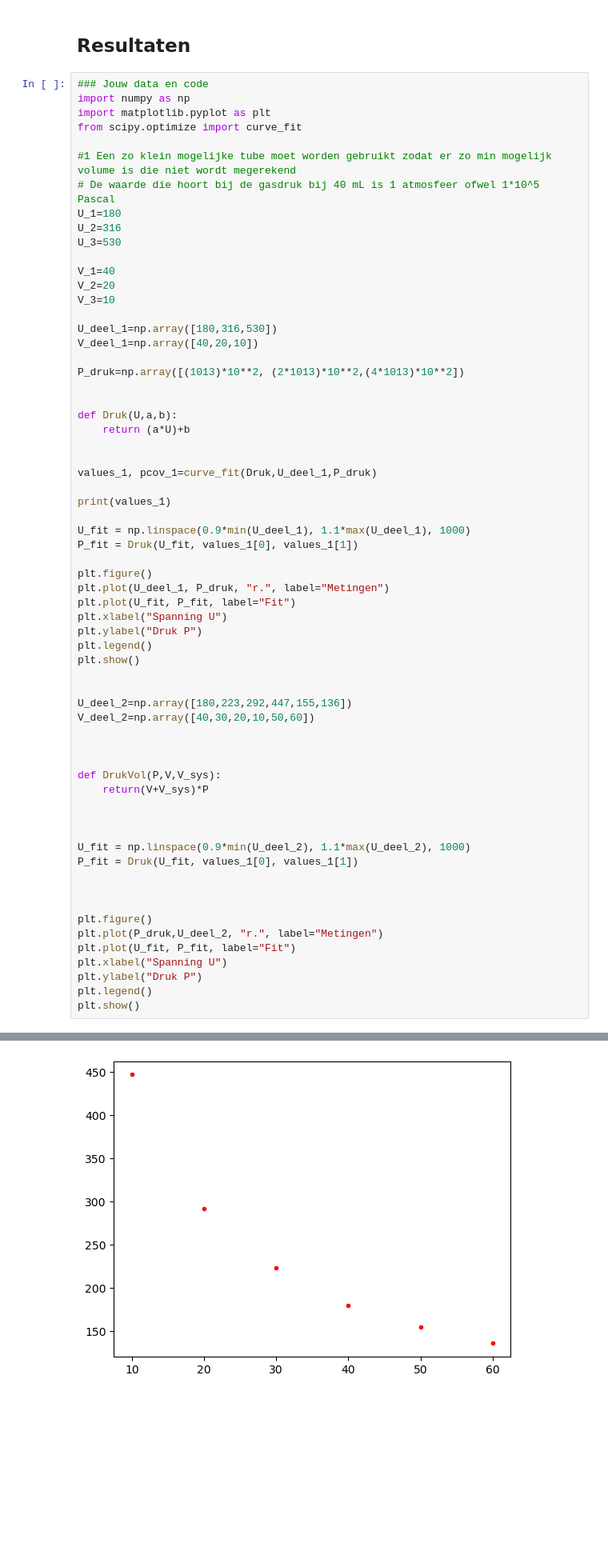
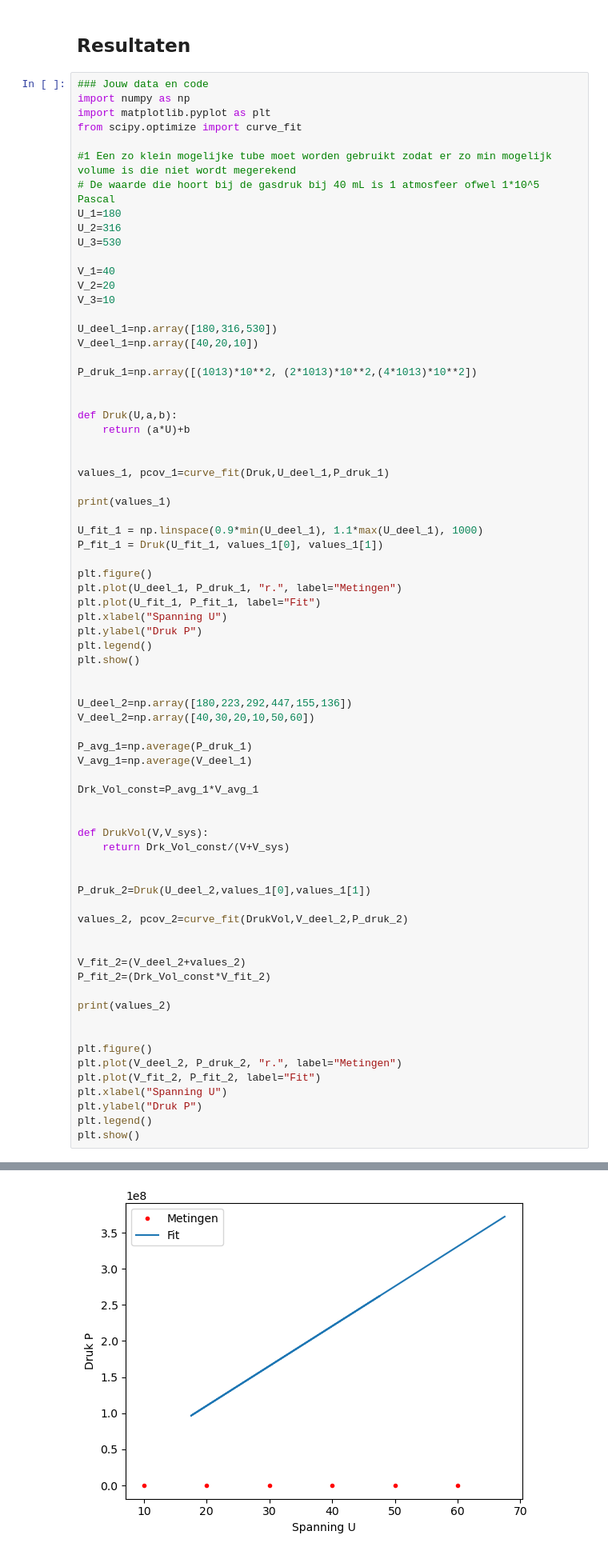
Before and after one commit to FelixJacobs11/TUAmsterdam, a Jupyter notebook: Content/Labs/Druk/druksensorijken.ipynb, the cells around one changed output, grey strips where cells are left out. Shown at 80% size. Saved outputs shown, nothing was run; the diff lists cells and outputs as text; blank space fills up the shorter version.

```diff
--- a/Content/Labs/Druk/druksensorijken.ipynb
+++ b/Content/Labs/Druk/druksensorijken.ipynb
@@ -96,23 +96,23 @@ V_3=10
 U_deel_1=np.array([180,316,530])
 V_deel_1=np.array([40,20,10])
 
-P_druk=np.array([(1013)*10**2, (2*1013)*10**2,(4*1013)*10**2])
+P_druk_1=np.array([(1013)*10**2, (2*1013)*10**2,(4*1013)*10**2])
 
 
 def Druk(U,a,b):
     return (a*U)+b
 
 
-values_1, pcov_1=curve_fit(Druk,U_deel_1,P_druk)
+values_1, pcov_1=curve_fit(Druk,U_deel_1,P_druk_1)
 
 print(values_1)
 
-U_fit = np.linspace(0.9*min(U_deel_1), 1.1*max(U_deel_1), 1000)
-P_fit = Druk(U_fit, values_1[0], values_1[1])
+U_fit_1 = np.linspace(0.9*min(U_deel_1), 1.1*max(U_deel_1), 1000)
+P_fit_1 = Druk(U_fit_1, values_1[0], values_1[1])
 
 plt.figure()
-plt.plot(U_deel_1, P_druk, "r.", label="Metingen")
-plt.plot(U_fit, P_fit, label="Fit")
+plt.plot(U_deel_1, P_druk_1, "r.", label="Metingen")
+plt.plot(U_fit_1, P_fit_1, label="Fit")
 plt.xlabel("Spanning U")
 plt.ylabel("Druk P")
 plt.legend()
@@ -122,21 +122,30 @@ plt.show()
 U_deel_2=np.array([180,223,292,447,155,136])
 V_deel_2=np.array([40,30,20,10,50,60])
 
+P_avg_1=np.average(P_druk_1)
+V_avg_1=np.average(V_deel_1)
+
+Drk_Vol_const=P_avg_1*V_avg_1
 
 
-def DrukVol(P,V,V_sys):
-    return(V+V_sys)*P
+def DrukVol(V,V_sys):
+    return Drk_Vol_const/(V+V_sys)
 
 
+P_druk_2=Druk(U_deel_2,values_1[0],values_1[1])
 
-U_fit = np.linspace(0.9*min(U_deel_2), 1.1*max(U_deel_2), 1000)
-P_fit = Druk(U_fit, values_1[0], values_1[1])
+values_2, pcov_2=curve_fit(DrukVol,V_deel_2,P_druk_2)
 
+
+V_fit_2=(V_deel_2+values_2)
+P_fit_2=(Drk_Vol_const*V_fit_2)
+
+print(values_2)
 
 
 plt.figure()
-plt.plot(P_druk,U_deel_2, "r.", label="Metingen")
-plt.plot(U_fit, P_fit, label="Fit")
+plt.plot(V_deel_2, P_druk_2, "r.", label="Metingen")
+plt.plot(V_fit_2, P_fit_2, label="Fit")
 plt.xlabel("Spanning U")
 plt.ylabel("Druk P")
 plt.legend()
@@ -147 +157 @@ plt.show()
-[figure, old version]
+[figure, new version]
```
Also changed, not shown: parts of 1 cell of this notebook.
